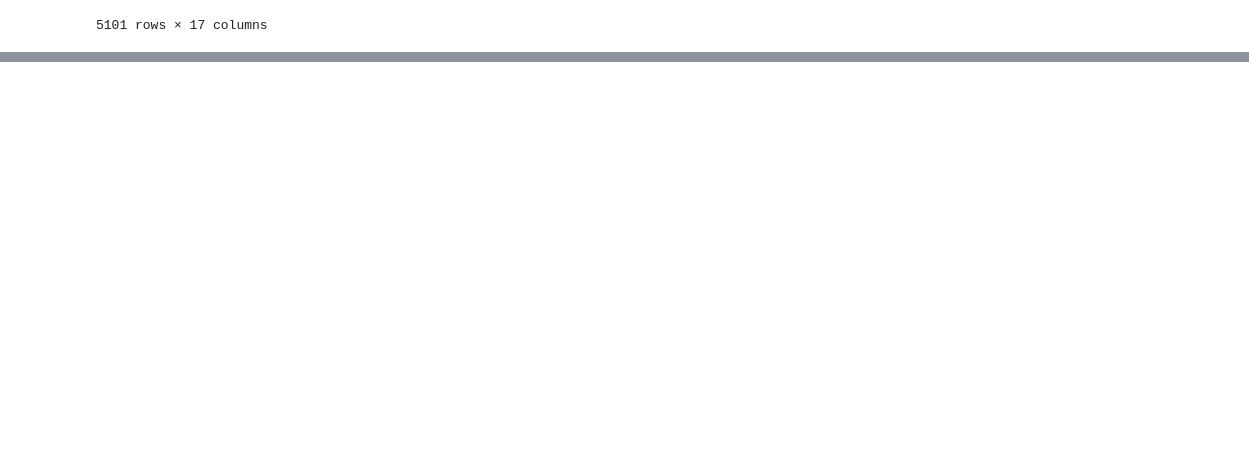
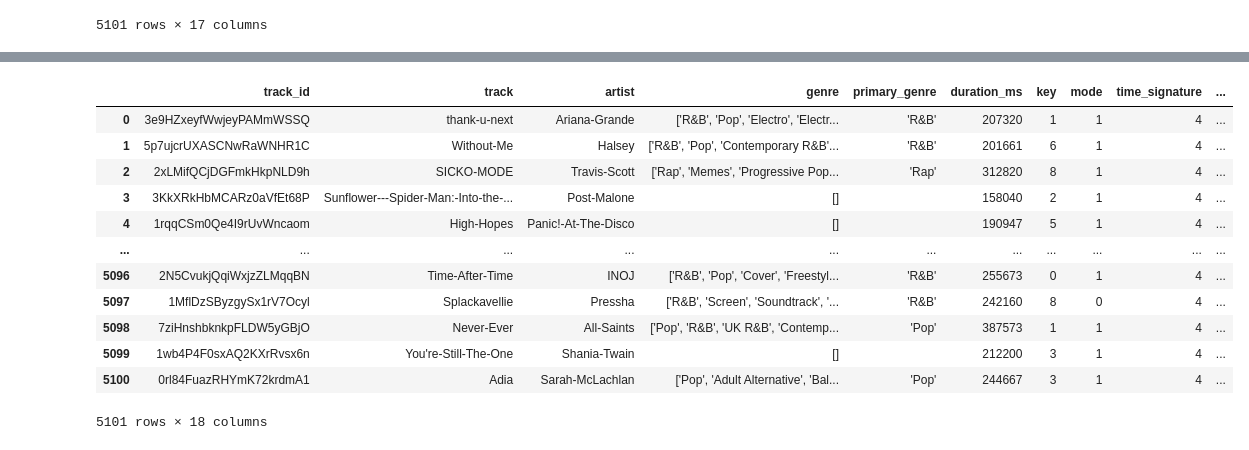
Before and after one commit to jeugenio103/Project-4, a Jupyter notebook: Lyric and Genre Data Collection/all_artist_scrape.ipynb, the cells around one changed output, grey strips where cells are left out. Drawn from its saved outputs; the diff is of its cells as text; code cells hidden in the pictures; blank space fills up the shorter version.

```diff
--- a/Lyric and Genre Data Collection/all_artist_scrape.ipynb
+++ b/Lyric and Genre Data Collection/all_artist_scrape.ipynb
@@ -310,0 +334,11 @@ filterd_df
+# %%
+def extract_genre(x):
+    if isinstance(x, list):
+        return x[0] if x else None
+    elif isinstance(x, str):
+        # Remove brackets from the string and return the first genre tag
+        return x.strip('[]').split(',')[0] if x else 'missing'
+    else:
+        return 'missing'
+
+df_filtered['primary_genre'] = df_filtered['genre'].apply(extract_genre)
@@ -310,0 +347,16 @@ filterd_df
+# %%
+df_filtered
+# %% [output]
+|  | track_id | track | artist | genre | primary_genre | duration_ms | key | mode | time_signature | ... |
+| 0 | 3e9HZxeyfWwjeyPAMmWSSQ | thank-u-next | Ariana-Grande | ['R&B', 'Pop', 'Electro', 'Electr... | 'R&B' | 207320 | 1 | 1 | 4 | ... |
+| 1 | 5p7ujcrUXASCNwRaWNHR1C | Without-Me | Halsey | ['R&B', 'Pop', 'Contemporary R&B'... | 'R&B' | 201661 | 6 | 1 | 4 | ... |
+| 2 | 2xLMifQCjDGFmkHkpNLD9h | SICKO-MODE | Travis-Scott | ['Rap', 'Memes', 'Progressive Pop... | 'Rap' | 312820 | 8 | 1 | 4 | ... |
+| 3 | 3KkXRkHbMCARz0aVfEt68P | Sunflower---Spider-Man:-Into-the-... | Post-Malone | [] |  | 158040 | 2 | 1 | 4 | ... |
+| 4 | 1rqqCSm0Qe4I9rUvWncaom | High-Hopes | Panic!-At-The-Disco | [] |  | 190947 | 5 | 1 | 4 | ... |
+| ... | ... | ... | ... | ... | ... | ... | ... | ... | ... | ... |
+| 5096 | 2N5CvukjQqiWxjzZLMqqBN | Time-After-Time | INOJ | ['R&B', 'Pop', 'Cover', 'Freestyl... | 'R&B' | 255673 | 0 | 1 | 4 | ... |
+| 5097 | 1MflDzSByzgySx1rV7Ocyl | Splackavellie | Pressha | ['R&B', 'Screen', 'Soundtrack', '... | 'R&B' | 242160 | 8 | 0 | 4 | ... |
+| 5098 | 7ziHnshbknkpFLDW5yGBjO | Never-Ever | All-Saints | ['Pop', 'R&B', 'UK R&B', 'Contemp... | 'Pop' | 387573 | 1 | 1 | 4 | ... |
+| 5099 | 1wb4P4F0sxAQ2KXrRvsx6n | You're-Still-The-One | Shania-Twain | [] |  | 212200 | 3 | 1 | 4 | ... |
+| 5100 | 0rl84FuazRHYmK72krdmA1 | Adia | Sarah-McLachlan | ['Pop', 'Adult Alternative', 'Bal... | 'Pop' | 244667 | 3 | 1 | 4 | ... |
+5101 rows × 18 columns
```
Also changed, not shown: parts of 14 cells of this notebook, 1 other file.
